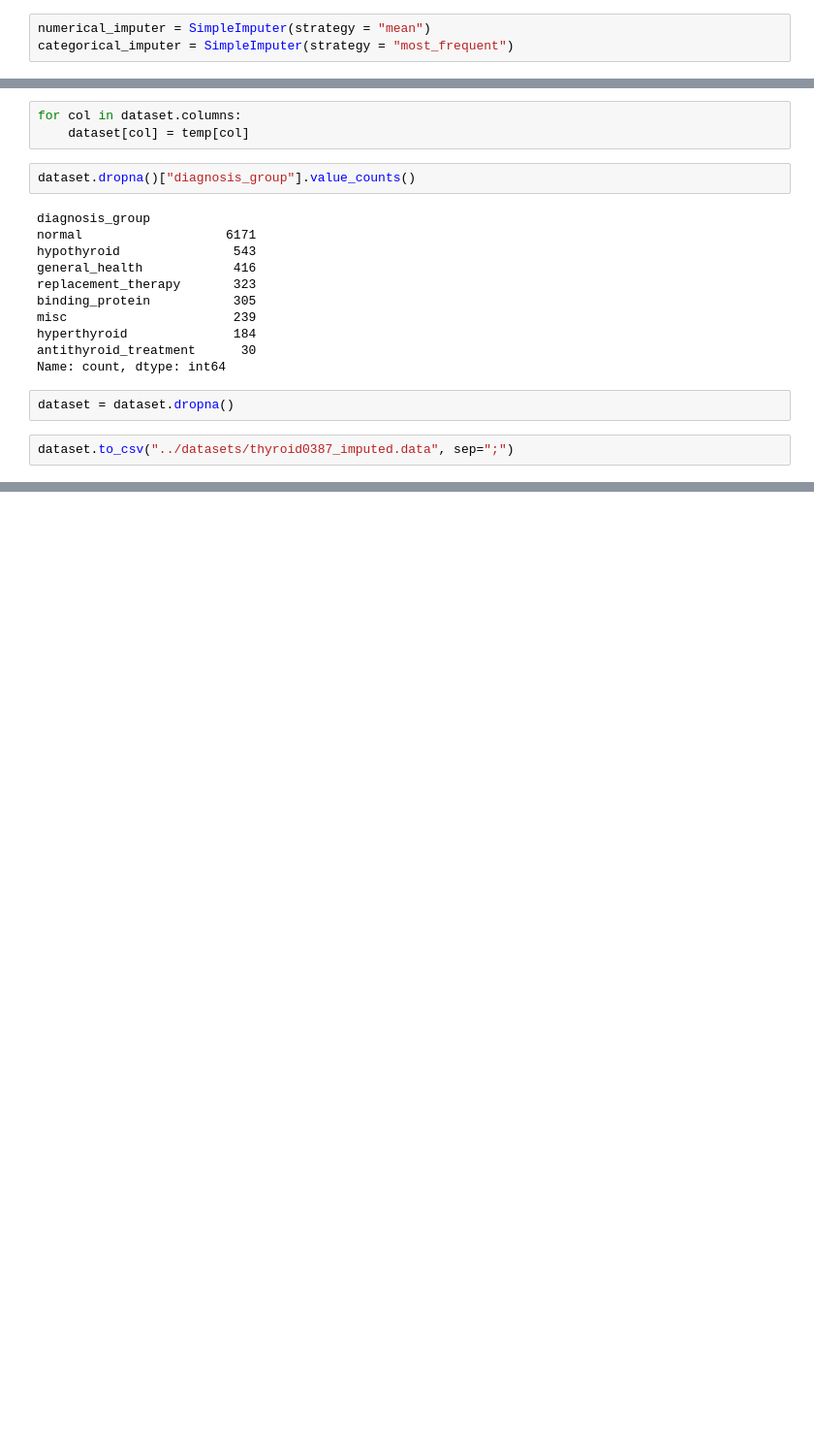
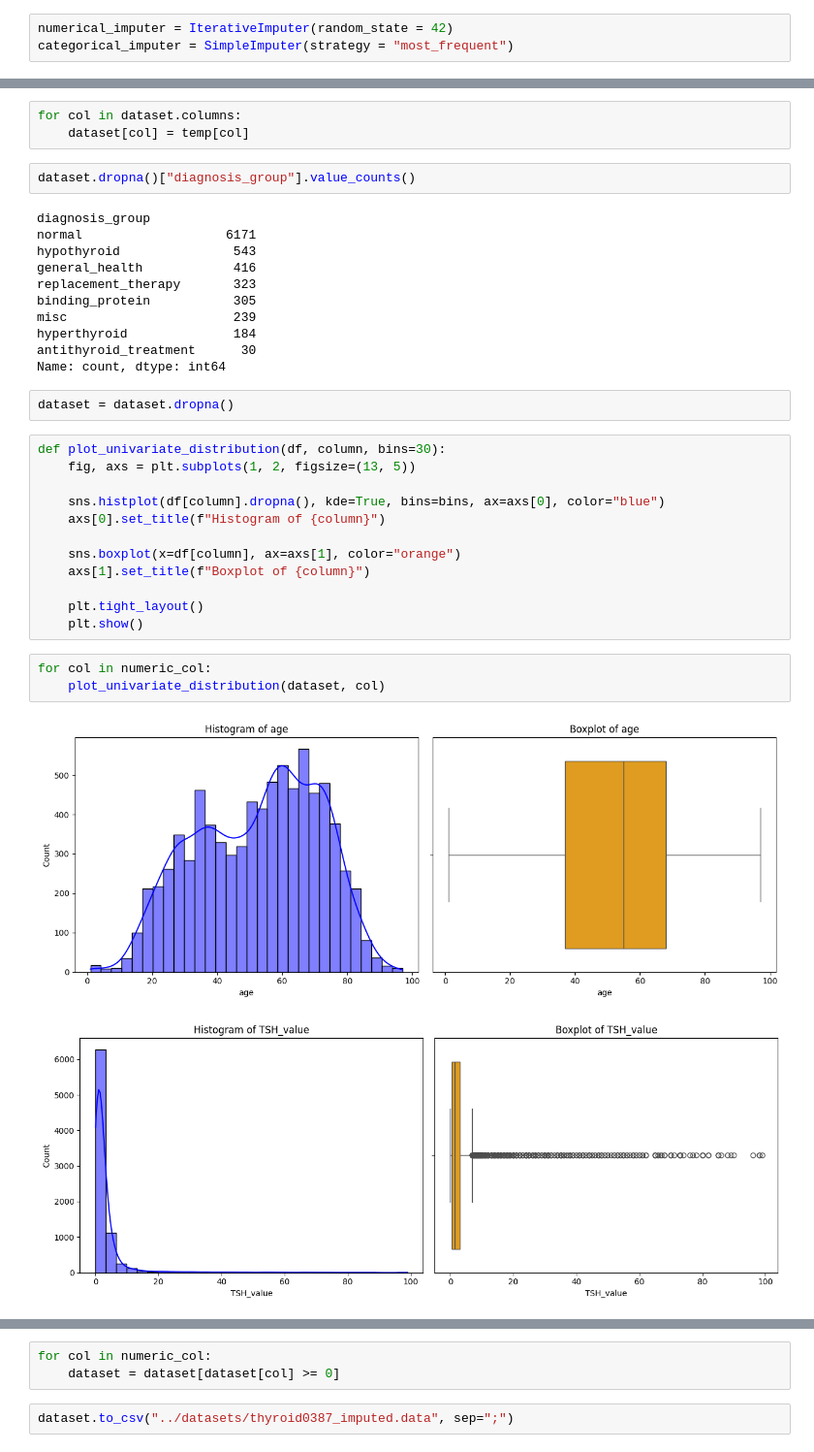
Before and after one commit to TheDavidLaCosa/MiniTFM, a Jupyter notebook: data_processing/imputer.ipynb, the cells around one changed output, grey strips where cells are left out. Shown: that part at 97% size. Drawn from its saved outputs; the diff is of its cells as text; blank space fills up the shorter version.

```diff
--- a/data_processing/imputer.ipynb
+++ b/data_processing/imputer.ipynb
@@ -62,7 +66,7 @@ categoric_col = x.select_dtypes(exclude = ["int64", "float64"]).columns
 # SimpleImputer can't handle the Bool type, parsing to Object
 x[categoric_col] = x[categoric_col].astype("object")
 # %%
-numerical_imputer = SimpleImputer(strategy = "mean")
+numerical_imputer = IterativeImputer(random_state = 42)
 categorical_imputer = SimpleImputer(strategy = "most_frequent")
 # %%
 processor = ColumnTransformer(
@@ -96,5 +116,21 @@ antithyroid_treatment      30
 Name: count, dtype: int64
 # %%
 dataset = dataset.dropna()
-# %%
-dataset.to_csv("../datasets/thyroid0387_imputed.data", sep=";")
+# %%
+def plot_univariate_distribution(df, column, bins=30):
+    fig, axs = plt.subplots(1, 2, figsize=(13, 5))
+
+    sns.histplot(df[column].dropna(), kde=True, bins=bins, ax=axs[0], color="blue")
+    axs[0].set_title(f"Histogram of {column}")
+
+    sns.boxplot(x=df[column], ax=axs[1], color="orange")
+    axs[1].set_title(f"Boxplot of {column}")
+
+    plt.tight_layout()
+    plt.show()
+# %%
+for col in numeric_col:
+    plot_univariate_distribution(dataset, col)
+# %% [output]
+[figure, added]
+[figure, added]
@@ -100,0 +142,5 @@ dataset.to_csv("../datasets/thyroid0387_imputed.data", sep=";")
+# %%
+for col in numeric_col:
+    dataset = dataset[dataset[col] >= 0]
+# %%
+dataset.to_csv("../datasets/thyroid0387_imputed.data", sep=";")
```
Also changed, not shown: parts of 3 cells of this notebook, 3 other files.
